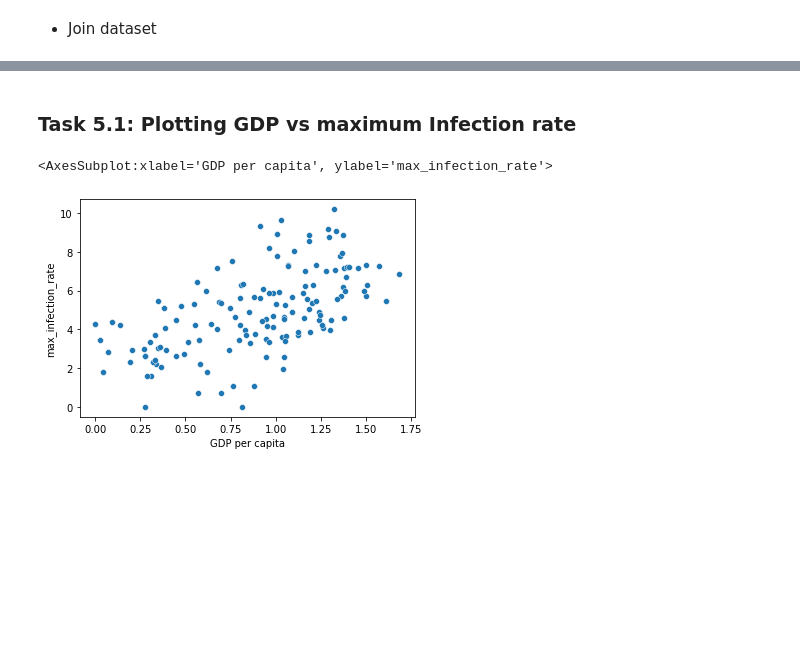
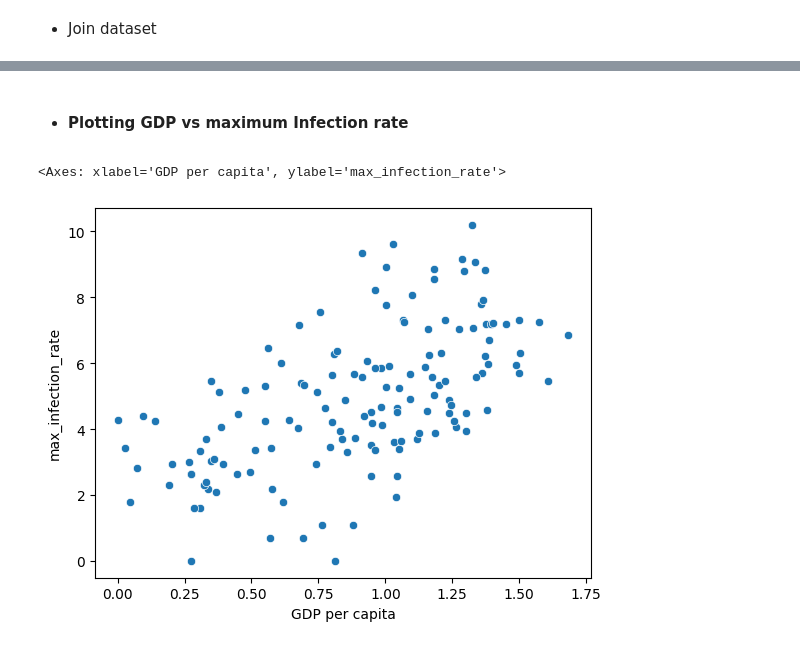
Before and after one commit to GaoWeiChang/Covid19-Data-Analysis-Using-Python, a Jupyter notebook: covid19 data analysis notebook.ipynb, the cells around one changed output, grey strips where cells are left out. Saved outputs shown, nothing was run; the diff lists cells and outputs as text; code cells hidden in the pictures; blank space fills up the shorter version.

```diff
--- a/covid19 data analysis notebook.ipynb
+++ b/covid19 data analysis notebook.ipynb
@@ -19,7 +11,5 @@ importing "Covid19_Confirmed_dataset.csv" from "./Dataset" folder.
 # %%
-# trick press 'tab' to autofinish
-
-corona_dataset_csv = pd.read_csv('dataset/covid19_Confirmed_dataset.csv')
+corona_dataset_csv = pd.read_csv('./dataset/covid19_Confirmed_dataset.csv')
 corona_dataset_csv.head()
 # %% [output]
 |  | Province/State | Country/Region | Lat | Long | 1/22/20 | 1/23/20 | 1/24/20 | 1/25/20 | 1/26/20 | ... |
@@ -136,7 +124,7 @@ In maximum, it have 9630.0 new positive cases in Spain in one day.
 countries = list(corona_dataset_aggregated.index)
 max_infection_rates = []
 for i in countries:
-    max_infection_rates.append(corona_dataset_aggregated.loc[i].diff().max())
+    max_infection_rates.append(corona_dataset_aggregated.loc[i][1:].diff().max())
 corona_dataset_aggregated['max_infection_rate'] = max_infection_rates
 # %%
 corona_dataset_aggregated.head()
@@ -283,10 +268,11 @@ data.head()
 # %% [markdown]
-### Task 5.1: Plotting GDP vs maximum Infection rate
+* #### Plotting GDP vs maximum Infection rate
 # %%
 x = data['GDP per capita']
 y = data['max_infection_rate']
-sns.scatterplot(x,np.log(y)) # use logarithmic transformation of data
+
+sns.scatterplot(data=data, x=x, y=np.log(y))# use logarithmic transformation of data
 # %% [output]
-<AxesSubplot:xlabel='GDP per capita', ylabel='max_infection_rate'>
+<Axes: xlabel='GDP per capita', ylabel='max_infection_rate'>
-[figure, old version]
+[figure, new version]
 # %%
```
Also changed, not shown: parts of 63 cells of this notebook.
